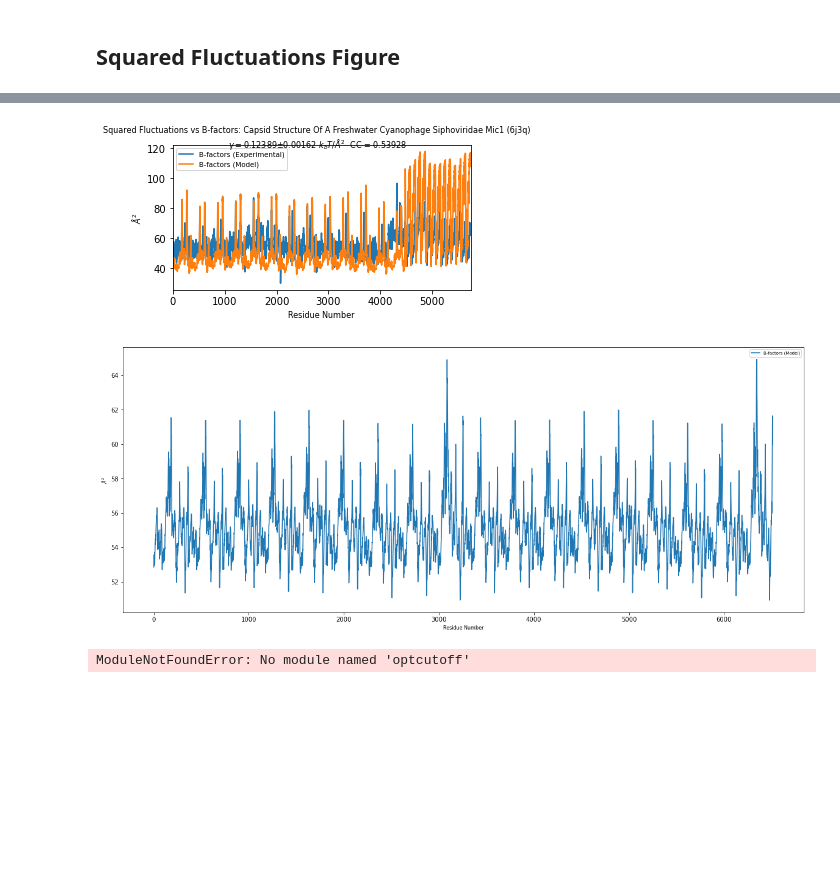
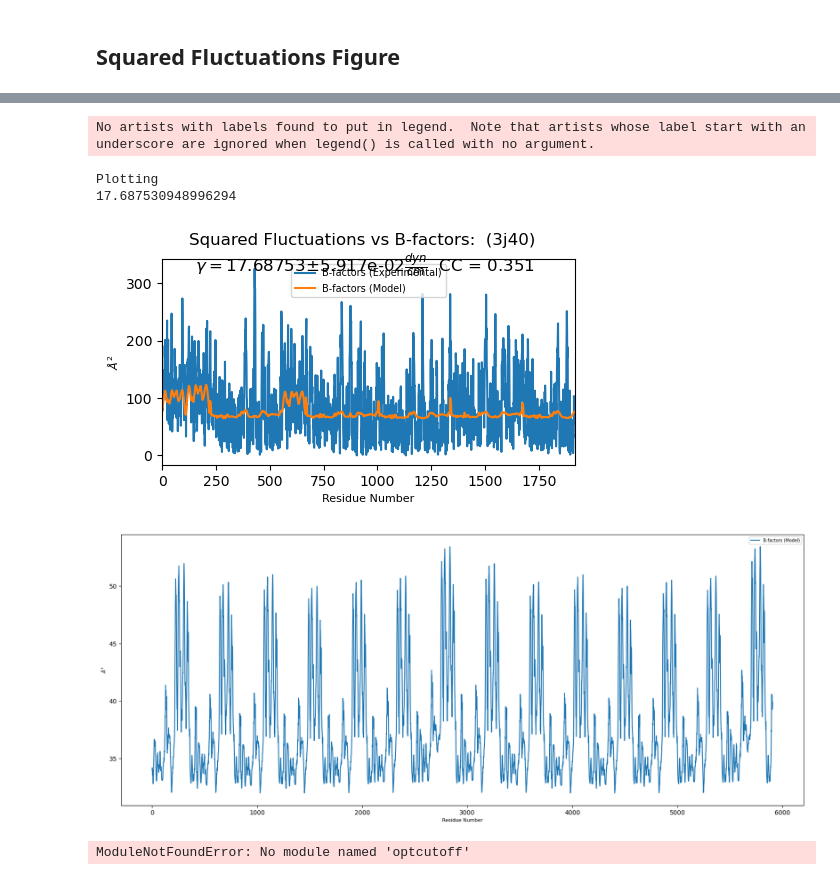
Before and after one commit to luquelab/mechanical_subdivision_ProDy, a Jupyter notebook: src/Figures.ipynb, the cells around one changed output, grey strips where cells are left out. Saved outputs shown, nothing was run; the diff lists cells and outputs as text; code cells hidden in the pictures; blank space fills up the shorter version.

Commit message:
Sending figure notebook

```diff
--- a/src/Figures.ipynb
+++ b/src/Figures.ipynb
@@ -133,6 +120,6 @@ NMA time:  0.337507963180542
 # %%
 from make_model import loadModes, modeCalc
-n_modes = 300
+n_modes = 800
 evals, evecs, kirch = loadModes(pdb, n_modes)
 if coords.shape[0] == evecs.shape[0]:
     model = 'gnm'
@@ -427,12 +419,11 @@ Plotting
 # %% [markdown]
 ## Squared Fluctuations Figure
 # %%
-pdb = '6b23'
-n_modes = 500
+pdb = '3j40'
 from settings import model
 from make_model import getPDB, loadModes
-evals, evecs, kirch = loadModes(pdb, n_modes)
-capsid, calphas, title = getPDB(pdb)
+capsid, calphas, title, header = getPDB(pdb)
+coords = calphas.getCoords()
 bfactors = calphas.getBetas()
-n_asym = 3*int(kirch.shape[0]/(180))
+n_asym = int(kirch.shape[0]/(60))
 # %% [output]
@@ -447,7 +438,8 @@ import matplotlib
 import numpy as np
 import matplotlib.pyplot as plt
 from score import collectivity, meanCollect, effectiveSpringConstant, overlapStiffness, globalPressure
-_, _, title = getPDB(pdb)
 print('Plotting')
-nModes, coeff, k, sqFlucts, stderr = fluctFit(evals, evecs, bfactors)
+n_modes = 800
+evals, evecs, kirch = loadModes(pdb, n_modes)
+nModes, coeff, k, sqFlucts, stderr, r2 = fluctFit(evals, evecs, bfactors)
 # %% [output]
@@ -461,38 +451,66 @@ Plotting
 # %%
 fig, ax = plt.subplots(1, 1, figsize=(8/1.5, 4/1.5))
 font = {'family': 'sans-serif',
         'weight': 'normal',
         'size': 7}
 matplotlib.rc('font', **font)
 matplotlib.rc('svg', fonttype='none')
 
-gamma = (8 * np.pi ** 2) / k
-stderr =  stderr/k
+m = 1
+print('Plotting')
+boltz = 1.380649e-23
+dalt = 6.022173643 * 10 ** 26
+bz = boltz * 10 ** 20 * dalt
+T_scale = 270
+T_sim = 270
 
+gamma =  (8 * np.pi ** 2) / k
 
 if model == 'anm':
     gamma = gamma / 3
 
-stderr = gamma * stderr
+gamma = gamma * m  # average mass in daltons per residue
+gcgs = 1.66054e-24
+gamma_cgs = gamma
+print(gamma_cgs)
+scale = T_sim * bz
+
+
+stderr =  stderr/k
+stderr = gamma_cgs * stderr
+from bfactorFit import confidenceInterval
+ci = confidenceInterval(bfactors, stderr)
+
+ax.legend()
+fig.suptitle(
+    'Squared Fluctuations vs B-factors: '  + ' (' + pdb + ')' + "\n" + r' $\gamma = $' + "{:.5f}".format(
+        gamma_cgs) +  r'$\pm$' + "{:.3e}".format(ci) + r'$ \frac{dyn}{cm}$' + '  CC = ' + "{:.3f}".format(coeff), fontsize=12)
+# fig.suptitle('# Modes: ' + str(nModes) + ' Corr. Coeff: ' + str(coeff) + ' Spring Constant: ' + str(gamma), fontsize=16)
+# fig.tight_layout()
+# plt.savefig('../results/subdivisions/' + pdb + '_sqFlucts.svg')
+# plt.savefig('../results/subdivisions/' + pdb + '_sqFlucts.png')
+# plt.show()
 
 ax.plot(np.arange(bfactors.shape[0])[:int(n_asym)], bfactors[:int(n_asym)], label='B-factors (Experimental)')
 ax.plot(np.arange(sqFlucts.shape[0])[:int(n_asym)], sqFlucts[:int(n_asym)], label='B-factors (Model)')
 ax.set_ylabel(r'$Å^{2}$', fontsize=8)
 ax.set_xlabel('Residue Number', fontsize=8)
 ax.tick_params(axis='y', labelsize=10)
 ax.tick_params(axis='x', labelsize=10)
 ax.set_xlim([-1,n_asym])
 ax.legend()
-fig.suptitle('Squared Fluctuations vs B-factors: ' + title.title() + ' (' + pdb + ')' + "\n" + r' $\gamma = $' + "{:.5f}".format(gamma) +  r'$\pm$' + "{:.5f}".format(stderr) + r' $k_{b}T/Å^{2}$' + '  CC = ' + "{:.5f}".format(coeff), fontsize=8)
-plt.savefig('C:/Users/colin/OneDrive - San Diego State University (SDSU.EDU)/1_Summer_2022/Figs/' + pdb + '_sqFlucts_final.svg')
+#fig.suptitle('Squared Fluctuations vs B-factors: ' + title.title() + ' (' + pdb + ')' + "\n" + r' $\gamma = $' + "{:.5f}".format(gamma) +  r'$\pm$' + "{:.5f}".format(stderr) + r' $k_{b}T/Å^{2}$' + '  CC = ' + "{:.5f}".format(coeff), fontsize=8)
+#plt.savefig('C:/Users/colin/OneDrive - San Diego State University (SDSU.EDU)/1_Summer_2022/Figs/' + pdb + '_sqFlucts_final.svg')
 plt.show()
 # %% [output]
+No artists with labels found to put in legend.  Note that artists whose label start with an underscore are ignored when legend() is called with no argument.
+Plotting
+17.687530948996294
-[figure, old version]
+[figure, new version]
 # %%
 import matplotlib
 import numpy as np
 import matplotlib.pyplot as plt
-pdb = '7f38'
 
 fig, ax = plt.subplots(1, 1, figsize=(20, 8))
 font = {'family': 'sans-serif',
@@ -517,7 +535,7 @@ ax.legend()
 #plt.savefig('C:/Users/colin/OneDrive - San Diego State University (SDSU.EDU)/1_Summer_2022/Figs/' + pdb + '_sqFlucts_final.svg')
 plt.show()
 # %% [output]
-[figure, old version]
+[figure, new version]
 # %%
 from optcutoff import fluctFit
 import matplotlib
```
Also changed, not shown: parts of 6 cells of this notebook.
